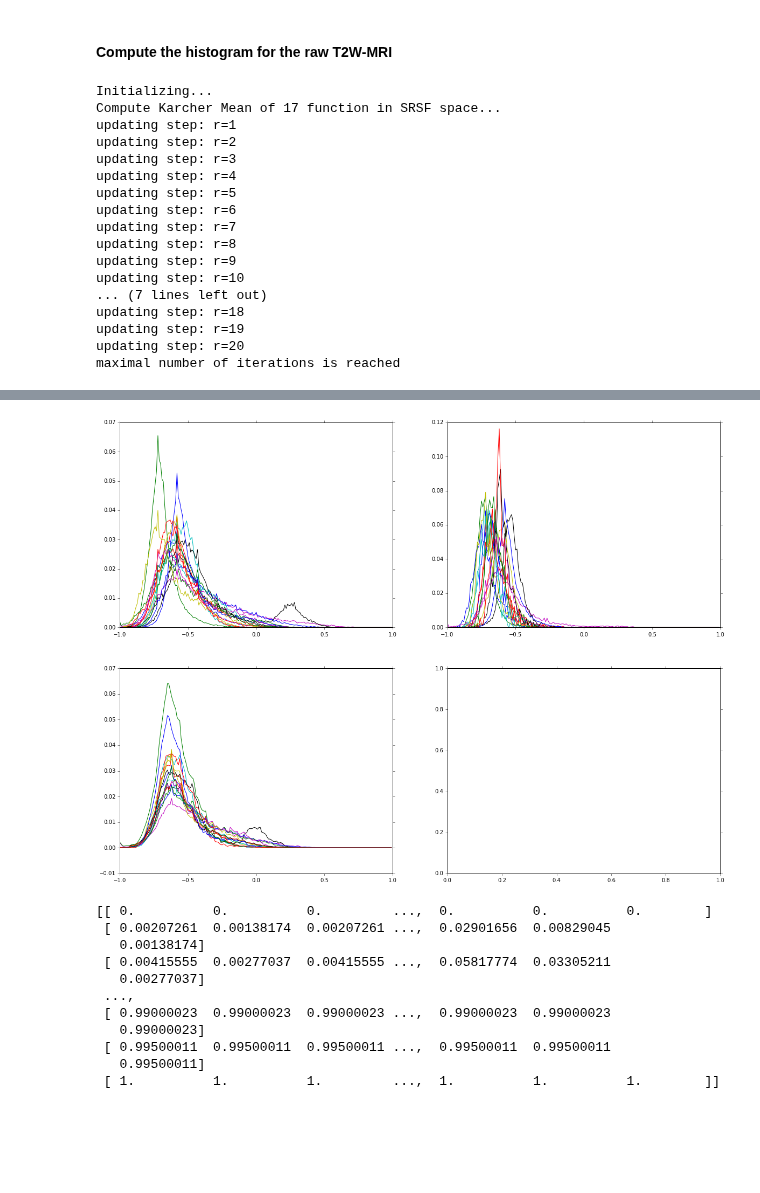
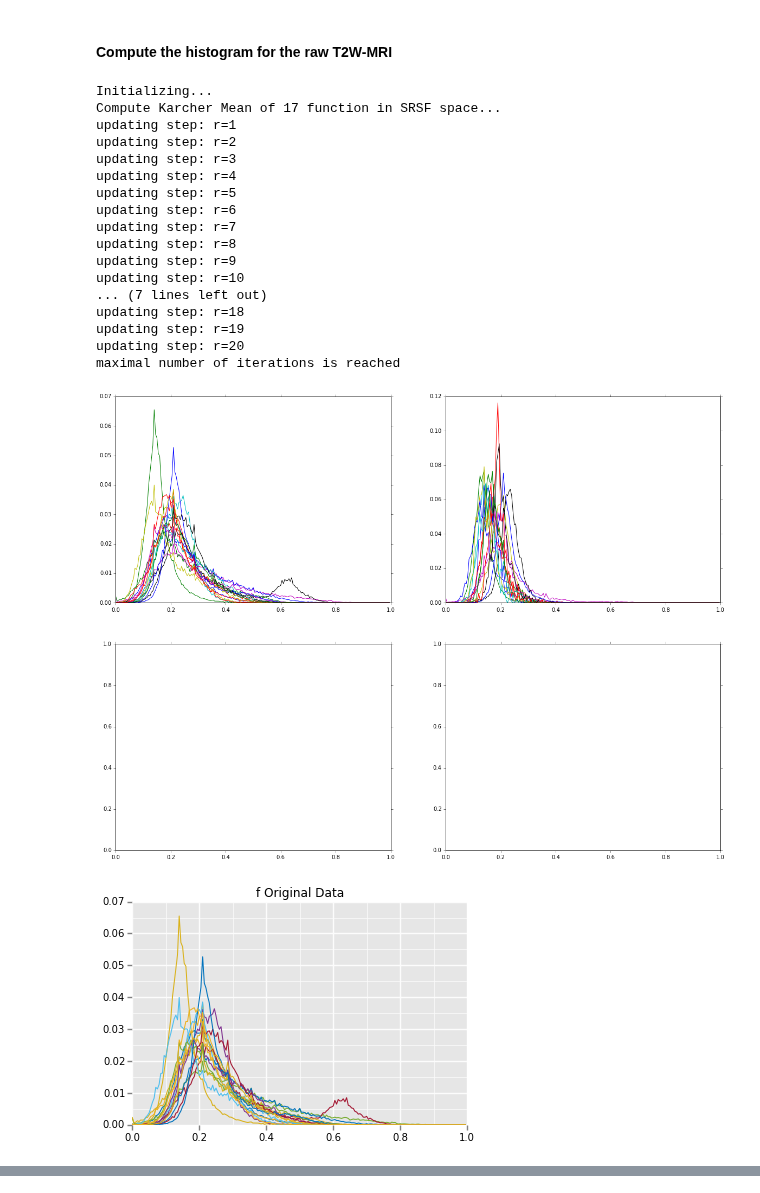
Before and after one commit to I2Cvb/prostate, a Jupyter notebook: notebook/time-warping-normalisation-t2w.ipynb, the cells around one changed output, grey strips where cells are left out. Saved outputs shown, nothing was run; the diff lists cells and outputs as text; code cells hidden in the pictures; blank space fills up the shorter version.

```diff
--- a/notebook/time-warping-normalisation-t2w.ipynb
+++ b/notebook/time-warping-normalisation-t2w.ipynb
@@ -18,6 +18,7 @@ We need first to investigate the unormalized data. To do so, we can construct th
 #### Load the data
 # %%
 data_t2w_norm = np.load('../data/t2w/data_raw_norm.npy')
+data_t2w_norm = (data_t2w_norm + 1.) / 2.
 patient_sizes = np.load('../data/t2w/patient_sizes.npy')
 label = np.load('../data/t2w/label.npy')
 
@@ -68,7 +69,7 @@ for pt in xrange(len(patient_sizes)):
     ##### RAW DATA #####
     # Compute the histogram for the whole data
     nb_bins = 200
-    hist, bin_edges = np.histogram(data_t2w_norm[start_idx : end_idx], bins=nb_bins, range=(-1., 1.), density=True)
+    hist, bin_edges = np.histogram(data_t2w_norm[start_idx : end_idx], bins=nb_bins, range=(0., 1.), density=True)
     hist = np.divide(hist, np.sum(hist))
     axes[0, 0].plot(bin_edges[0 : -1], hist, label='Patient '+str(pt))
 
@@ -79,33 +80,36 @@ for pt in xrange(len(patient_sizes)):
     nb_bins = 200
     sub_data = data_t2w_norm[start_idx : end_idx]
     cap_data = sub_data[np.nonzero(label[start_idx : end_idx] == 1)[0]]
-    hist, bin_edges = np.histogram(cap_data, bins=nb_bins, range=(-1., 1.), density=True)
+    hist, bin_edges = np.histogram(cap_data, bins=nb_bins, range=(0., 1.), density=True)
     hist = np.divide(hist, np.sum(hist))
     axes[0, 1].plot(bin_edges[0 : -1], hist)
 
     # Append the histogram to the global list of histogram
     global_hist_t2w_cap[:, pt] = hist
 
     time = bin_edges[0 : -1]
 
 # Align all the curve using FDASRSF
-out = fs.srsf_align(global_hist_t2w, time, showplot=False)
+out = fs.srsf_align(global_hist_t2w, time, showplot=True)
 axes[1, 0].plot(time, out.fn)
+plt.show()
 # %% [output]
 Initializing...
 Compute Karcher Mean of 17 function in SRSF space...
 updating step: r=1
 updating step: r=2
 updating step: r=3
 updating step: r=4
 updating step: r=5
 updating step: r=6
 updating step: r=7
 updating step: r=8
 updating step: r=9
 updating step: r=10
 ... (7 lines left out)
 updating step: r=18
 updating step: r=19
 updating step: r=20
 maximal number of iterations is reached
+[figure, new version]
+[figure, added]
@@ -126,18 +135,3 @@ maximal number of iterations is reached
  <matplotlib.lines.Line2D at 0x...>,
  <matplotlib.lines.Line2D at 0x...>,
  <matplotlib.lines.Line2D at 0x...>]
-[figure, old version]
-# %%
-print out.gam
-# %% [output]
-[[ 0.          0.          0.         ...,  0.          0.          0.        ]
- [ 0.00207261  0.00138174  0.00207261 ...,  0.02901656  0.00829045
-   0.00138174]
- [ 0.00415555  0.00277037  0.00415555 ...,  0.05817774  0.03305211
-   0.00277037]
- ...,
- [ 0.99000023  0.99000023  0.99000023 ...,  0.99000023  0.99000023
-   0.99000023]
- [ 0.99500011  0.99500011  0.99500011 ...,  0.99500011  0.99500011
-   0.99500011]
- [ 1.          1.          1.         ...,  1.          1.          1.        ]]
```
Also changed, not shown: parts of 4 cells of this notebook.
